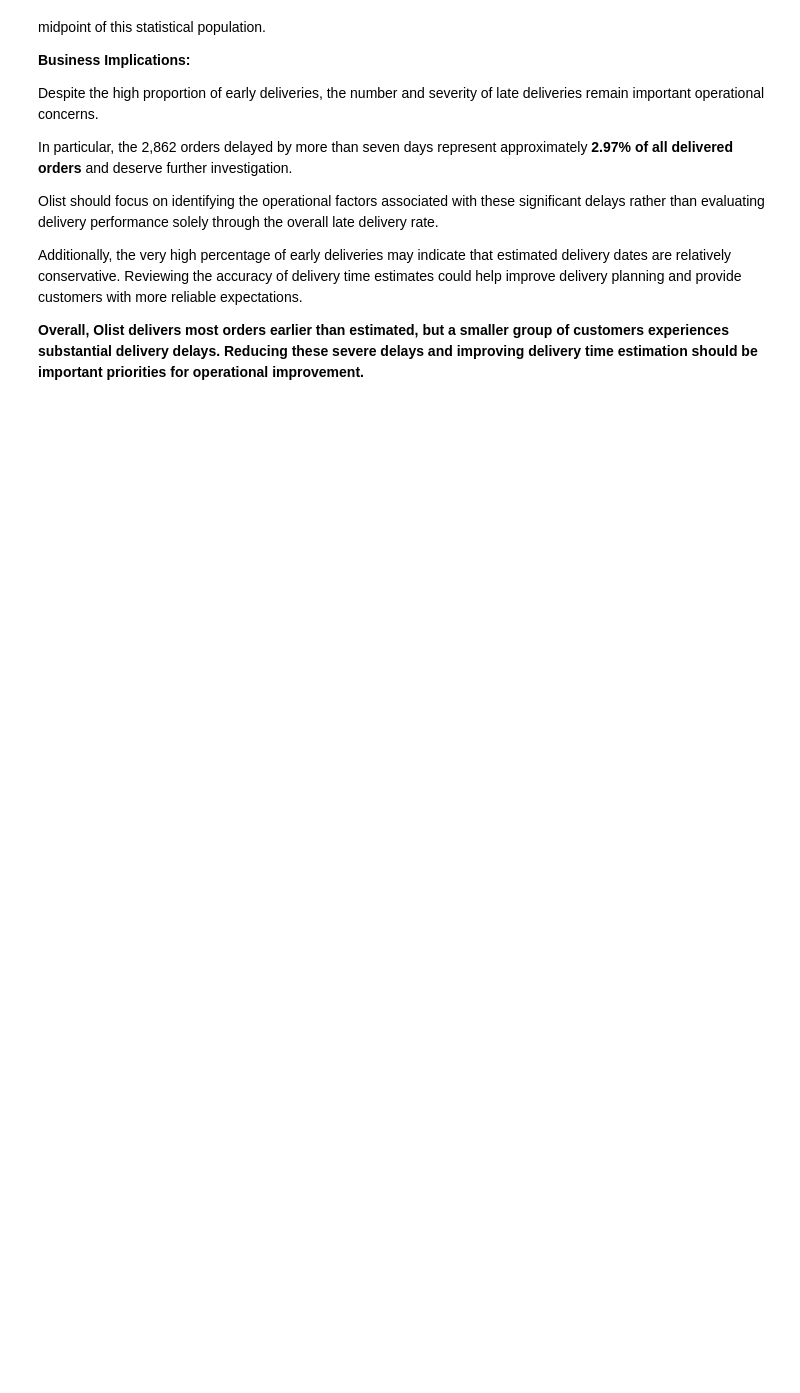
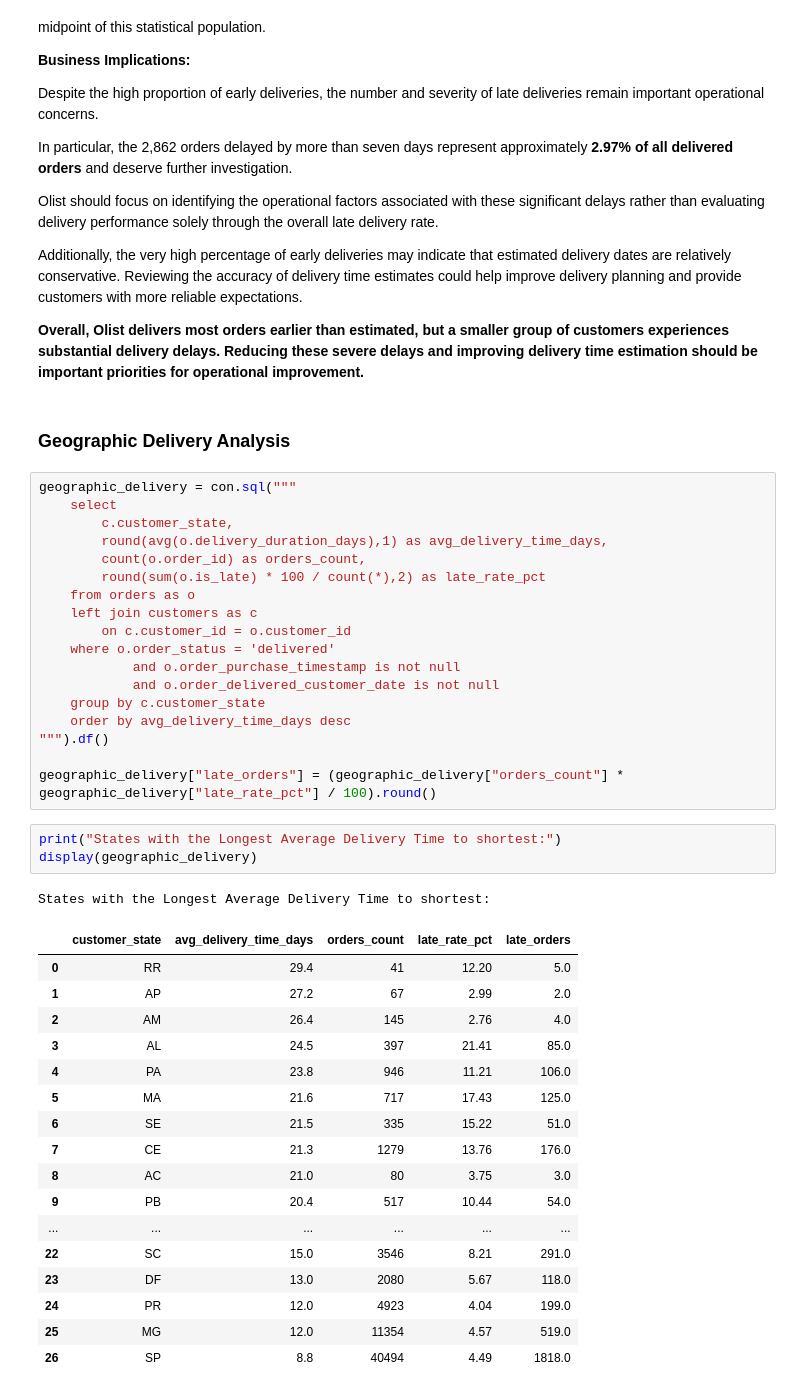
Before and after one commit to Abolfazl-Moradi006/Olist-data-analysis, a Jupyter notebook: Notebooks/6_Delivery_Performance_Analysis.ipynb, the cells around one changed output. Cells and saved outputs as stored; diff of their text form; blank space fills up the shorter version.

Commit message:
َAnalyzie Geographic Delivery

```diff
--- a/Notebooks/6_Delivery_Performance_Analysis.ipynb
+++ b/Notebooks/6_Delivery_Performance_Analysis.ipynb
@@ -369,3 +373,45 @@ Olist should focus on identifying the operational factors associated with these
 Additionally, the very high percentage of early deliveries may indicate that estimated delivery dates are relatively conservative. Reviewing the accuracy of delivery time estimates could help improve delivery planning and provide customers with more reliable expectations.
 
 **Overall, Olist delivers most orders earlier than estimated, but a smaller group of customers experiences substantial delivery delays. Reducing these severe delays and improving delivery time estimation should be important priorities for operational improvement.**
+# %% [markdown]
+### Geographic Delivery Analysis
+# %%
+geographic_delivery = con.sql("""
+    select
+        c.customer_state,
+        round(avg(o.delivery_duration_days),1) as avg_delivery_time_days,
+        count(o.order_id) as orders_count,
+        round(sum(o.is_late) * 100 / count(*),2) as late_rate_pct
+    from orders as o
+    left join customers as c
+        on c.customer_id = o.customer_id
+    where o.order_status = 'delivered'
+            and o.order_purchase_timestamp is not null
+            and o.order_delivered_customer_date is not null
+    group by c.customer_state
+    order by avg_delivery_time_days desc
+""").df()
+
+geographic_delivery["late_orders"] = (geographic_delivery["orders_count"] * geographic_delivery["late_rate_pct"] / 100).round()
+# %%
+print("States with the Longest Average Delivery Time to shortest:")
+display(geographic_delivery)
+# %% [output]
+States with the Longest Average Delivery Time to shortest:
+|  | customer_state | avg_delivery_time_days | orders_count | late_rate_pct | late_orders |
+| 0 | RR | 29.4 | 41 | 12.20 | 5.0 |
+| 1 | AP | 27.2 | 67 | 2.99 | 2.0 |
+| 2 | AM | 26.4 | 145 | 2.76 | 4.0 |
+| 3 | AL | 24.5 | 397 | 21.41 | 85.0 |
+| 4 | PA | 23.8 | 946 | 11.21 | 106.0 |
+| 5 | MA | 21.6 | 717 | 17.43 | 125.0 |
+| 6 | SE | 21.5 | 335 | 15.22 | 51.0 |
+| 7 | CE | 21.3 | 1279 | 13.76 | 176.0 |
+| 8 | AC | 21.0 | 80 | 3.75 | 3.0 |
+| 9 | PB | 20.4 | 517 | 10.44 | 54.0 |
+| ... | ... | ... | ... | ... | ... |
+| 22 | SC | 15.0 | 3546 | 8.21 | 291.0 |
+| 23 | DF | 13.0 | 2080 | 5.67 | 118.0 |
+| 24 | PR | 12.0 | 4923 | 4.04 | 199.0 |
+| 25 | MG | 12.0 | 11354 | 4.57 | 519.0 |
+| 26 | SP | 8.8 | 40494 | 4.49 | 1818.0 |
```
Also changed, not shown: parts of 7 cells of this notebook.
